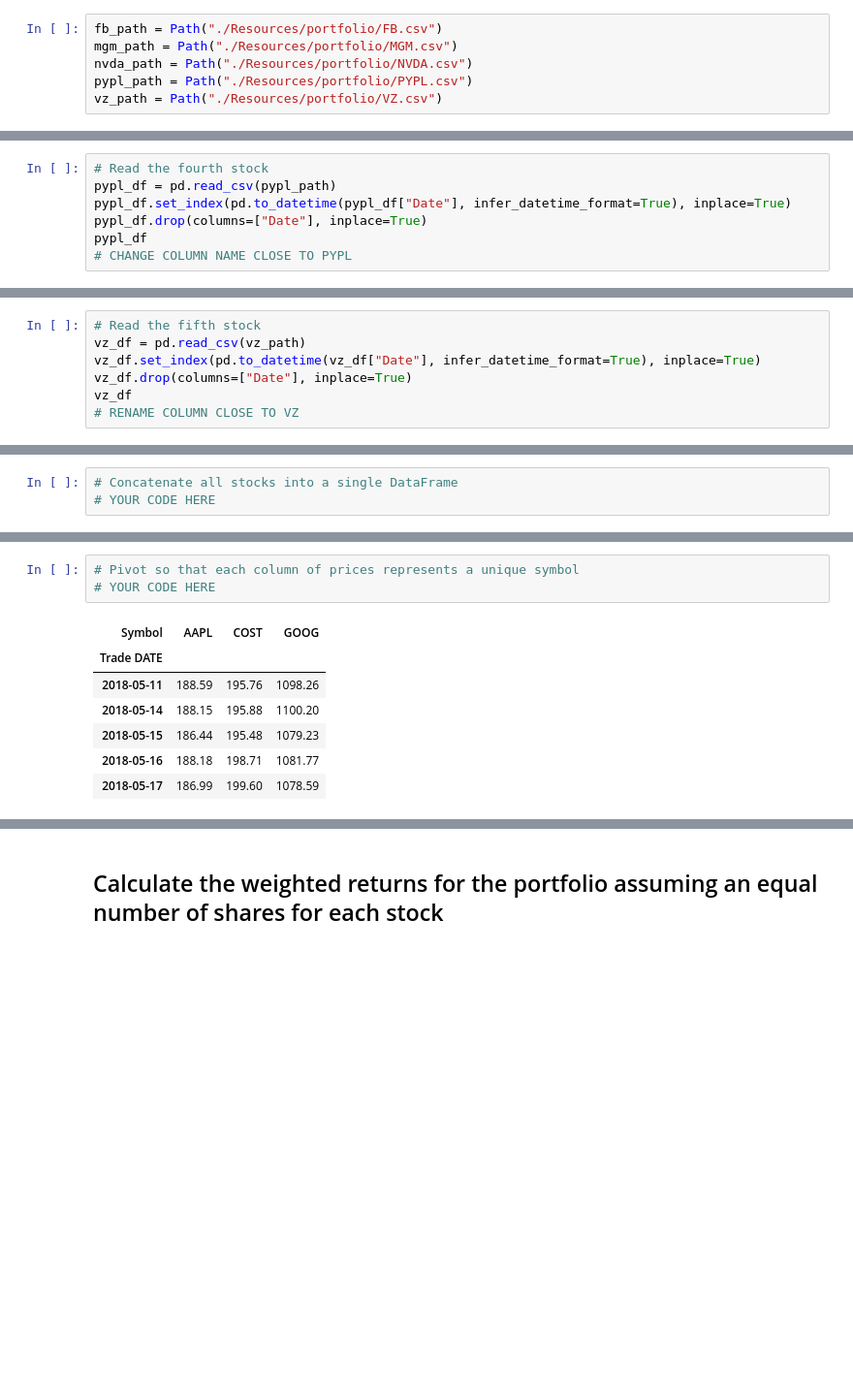
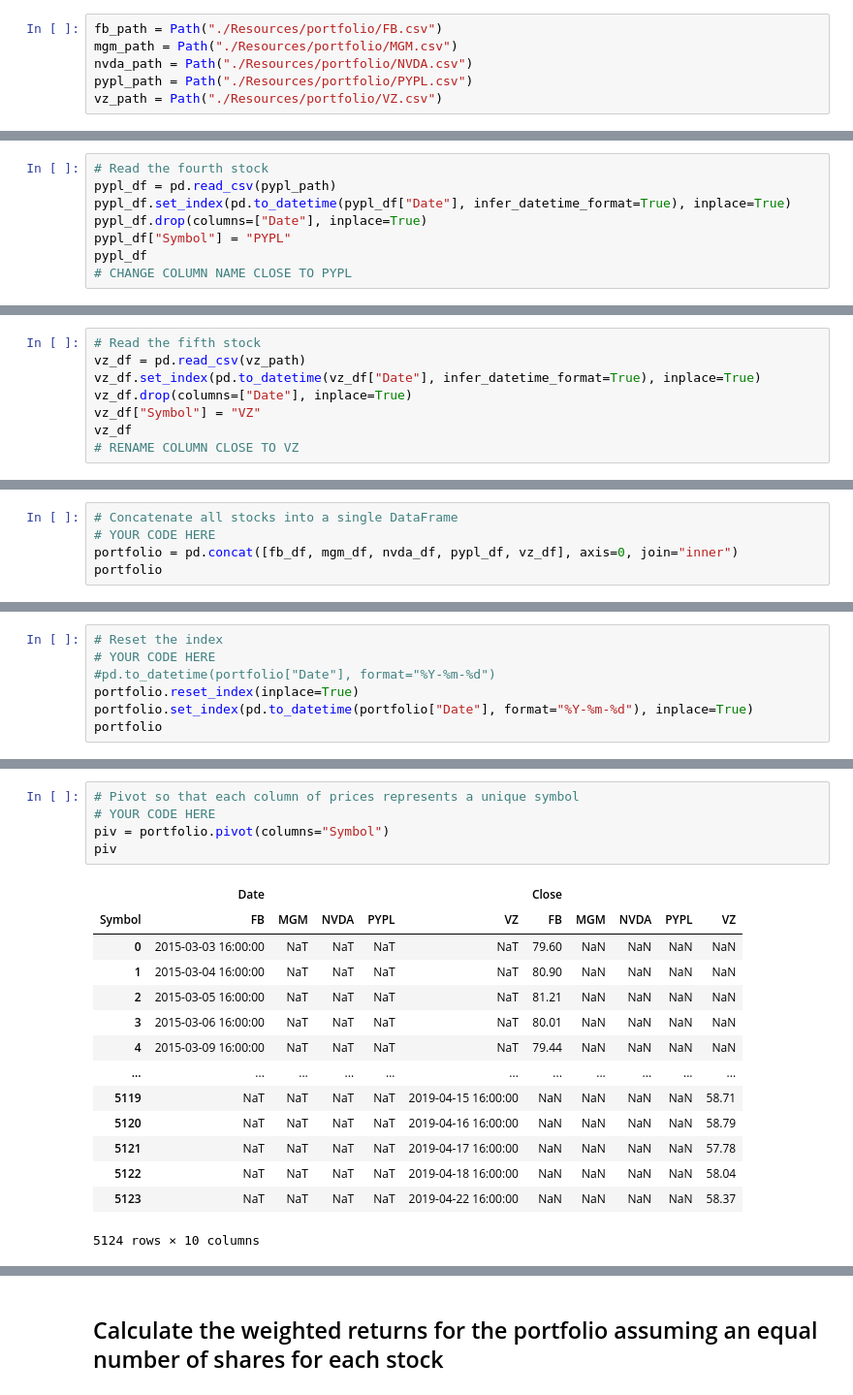
Before and after one commit to sudo-August/pandas-homework, a Jupyter notebook: whale_analysis.ipynb, the cells around one changed output, grey strips where cells are left out. Shown at 97% size. Drawn from its saved outputs; the diff is of its cells as text; blank space fills up the shorter version.

```diff
--- a/whale_analysis.ipynb
+++ b/whale_analysis.ipynb
@@ -546,6 +531,7 @@ nvda_df
 pypl_df = pd.read_csv(pypl_path)
 pypl_df.set_index(pd.to_datetime(pypl_df["Date"], infer_datetime_format=True), inplace=True)
 pypl_df.drop(columns=["Date"], inplace=True)
+pypl_df["Symbol"] = "PYPL"
 pypl_df
 # CHANGE COLUMN NAME CLOSE TO PYPL
 # %% [output]
@@ -568,6 +554,7 @@ pypl_df
 vz_df = pd.read_csv(vz_path)
 vz_df.set_index(pd.to_datetime(vz_df["Date"], infer_datetime_format=True), inplace=True)
 vz_df.drop(columns=["Date"], inplace=True)
+vz_df["Symbol"] = "VZ"
 vz_df
 # RENAME COLUMN CLOSE TO VZ
 # %% [output]
@@ -588,4 +575,6 @@ vz_df
 # %%
 # Concatenate all stocks into a single DataFrame
 # YOUR CODE HERE
+portfolio = pd.concat([fb_df, mgm_df, nvda_df, pypl_df, vz_df], axis=0, join="inner")
+portfolio
 # %% [output]
@@ -615,0 +595,7 @@ vz_df
+# %%
+# Reset the index
+# YOUR CODE HERE
+#pd.to_datetime(portfolio["Date"], format="%Y-%m-%d")
+portfolio.reset_index(inplace=True)
+portfolio.set_index(pd.to_datetime(portfolio["Date"], format="%Y-%m-%d"), inplace=True)
+portfolio
@@ -616,14 +617,23 @@ vz_df
 # %%
 # Pivot so that each column of prices represents a unique symbol
 # YOUR CODE HERE
+piv = portfolio.pivot(columns="Symbol")
+piv
 # %% [output]
-| Symbol | AAPL | COST | GOOG |
-| Trade DATE |  |  |  |
-| 2018-05-11 | 188.59 | 195.76 | 1098.26 |
-| 2018-05-14 | 188.15 | 195.88 | 1100.20 |
-| 2018-05-15 | 186.44 | 195.48 | 1079.23 |
-| 2018-05-16 | 188.18 | 198.71 | 1081.77 |
-| 2018-05-17 | 186.99 | 199.60 | 1078.59 |
+|  | Date |  |  |  |  | Close |  |  |  |  |
+| Symbol | FB | MGM | NVDA | PYPL | VZ | FB | MGM | NVDA | PYPL | VZ |
+| 0 | 2015-03-03 16:00:00 | NaT | NaT | NaT | NaT | 79.60 | NaN | NaN | NaN | NaN |
+| 1 | 2015-03-04 16:00:00 | NaT | NaT | NaT | NaT | 80.90 | NaN | NaN | NaN | NaN |
+| 2 | 2015-03-05 16:00:00 | NaT | NaT | NaT | NaT | 81.21 | NaN | NaN | NaN | NaN |
+| 3 | 2015-03-06 16:00:00 | NaT | NaT | NaT | NaT | 80.01 | NaN | NaN | NaN | NaN |
+| 4 | 2015-03-09 16:00:00 | NaT | NaT | NaT | NaT | 79.44 | NaN | NaN | NaN | NaN |
+| ... | ... | ... | ... | ... | ... | ... | ... | ... | ... | ... |
+| 5119 | NaT | NaT | NaT | NaT | 2019-04-15 16:00:00 | NaN | NaN | NaN | NaN | 58.71 |
+| 5120 | NaT | NaT | NaT | NaT | 2019-04-16 16:00:00 | NaN | NaN | NaN | NaN | 58.79 |
+| 5121 | NaT | NaT | NaT | NaT | 2019-04-17 16:00:00 | NaN | NaN | NaN | NaN | 57.78 |
+| 5122 | NaT | NaT | NaT | NaT | 2019-04-18 16:00:00 | NaN | NaN | NaN | NaN | 58.04 |
+| 5123 | NaT | NaT | NaT | NaT | 2019-04-22 16:00:00 | NaN | NaN | NaN | NaN | 58.37 |
+5124 rows × 10 columns
 # %%
 # Drop Nulls
 # YOUR CODE HERE
```
Also changed, not shown: parts of 17 cells of this notebook.
